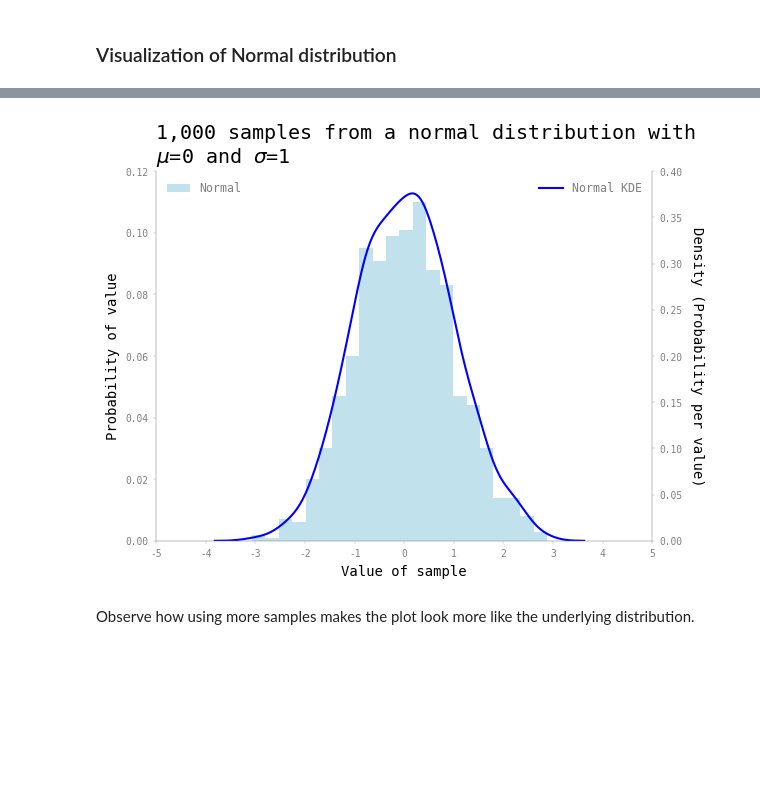
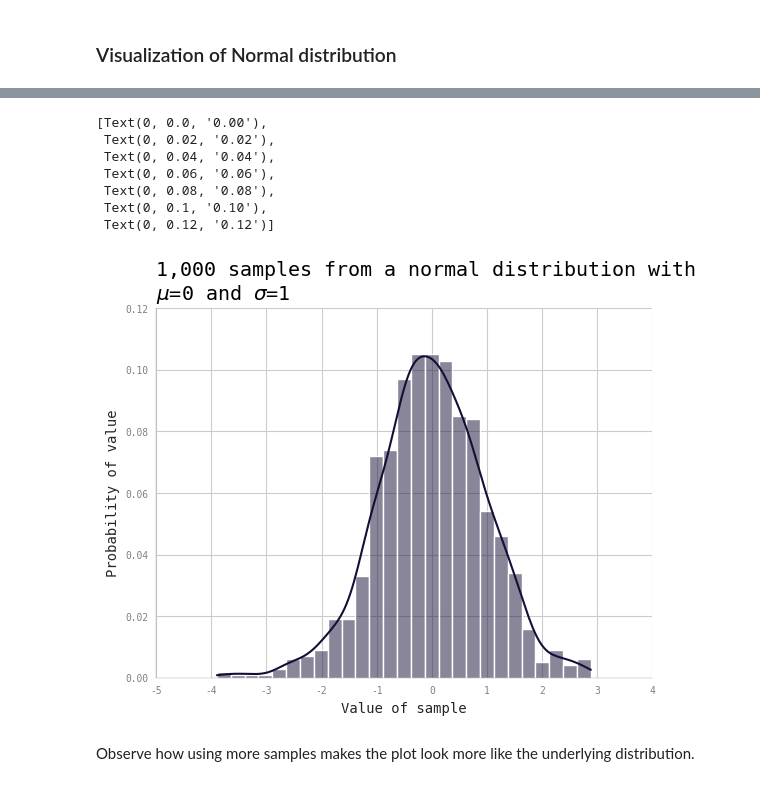
Before and after one commit to KatlehoJordan/ds-playground, a Jupyter notebook: python/notebooks/numpy_tutorial/normal-distribution.ipynb, the cells around one changed output, grey strips where cells are left out. Drawn from its saved outputs; the diff is of its cells as text; code cells hidden in the pictures; blank space fills up the shorter version.

```diff
--- a/python/notebooks/numpy_tutorial/normal-distribution.ipynb
+++ b/python/notebooks/numpy_tutorial/normal-distribution.ipynb
@@ -55,21 +55,13 @@ scale=1
 size=1_000
 my_normal = np.random.normal(loc=loc, scale=scale, size=size)
 
-ax1 = plt.subplots()[1] # type: ignore
-ax2 = plt.twinx()
+ax = plt.subplots()[1] # type: ignore
 sns.histplot( # type: ignore
     my_normal,
-    ax=ax1,
+    ax=ax,
     stat='probability',
-    color='lightblue',
+    kde=True,
     edgecolor='None',
-    label='Normal'
-    )
-sns.kdeplot( # type: ignore
-    my_normal,
-    ax=ax2,
-    color='blue',
-    label='Normal KDE'
     )
 
 plt.title( # type: ignore
@@ -77,29 +69,15 @@ plt.title( # type: ignore
     fr'$\mu$={loc} and $\sigma$={scale}'
     )
 
-ax1.set_xlabel('Value of sample') # type: ignore
-ax1_xticks = ax1.get_xticks()
-ax1.set_xticks(ax1_xticks)
-formatted_ax1_xticks = ["{:.0f}".format(val) for val in ax1_xticks]
-ax1.set_xticklabels(formatted_ax1_xticks)
+ax.set_xlabel('Value of sample') # type: ignore
+ax_xticks = ax.get_xticks()
+ax.set_xticks(ax_xticks)
+formatted_ax_xticks = ["{:.0f}".format(val) for val in ax_xticks]
+ax.set_xticklabels(formatted_ax_xticks)
 
-ax1.set_ylabel('Probability of value') # type: ignore
-ax1_yticks = ax1.get_yticks()
-ax1.set_yticks(ax1_yticks)
-formatted_ax1_yticks = ["{:.2f}".format(val) for val in ax1_yticks]
-ax1.set_yticklabels(formatted_ax1_yticks)
-ax1.legend(loc='upper left') # type: ignore
-
-ax2.set_ylabel( # type: ignore
-    'Density (Probability per value)',
-    rotation=270,
-    labelpad=15
-    )
-ax2_yticks = ax2.get_yticks()
-ax2.set_yticks(ax2_yticks)
-formatted_ax2_yticks = ["{:.2f}".format(val) for val in ax2_yticks]
-ax2.set_yticklabels(formatted_ax2_yticks)
-ax2.legend() # type: ignore
-
-sns.despine(right=False) # type: ignore
+ax.set_ylabel('Probability of value') # type: ignore
+ax_yticks = ax.get_yticks()
+ax.set_yticks(ax_yticks)
+formatted_ax_yticks = ["{:.2f}".format(val) for val in ax_yticks]
+ax.set_yticklabels(formatted_ax_yticks)
 # %% [output]
@@ -122,7 +100,14 @@ so I am explicitly disabling type hints on those lines.
 WARNING:
 Matplotlib does not seem to have types set up for linters.
 So I am explicitly disabling type hints on those lines.
+[Text(0, 0.0, '0.00'),
+ Text(0, 0.02, '0.02'),
+ Text(0, 0.04, '0.04'),
+ Text(0, 0.06, '0.06'),
+ Text(0, 0.08, '0.08'),
+ Text(0, 0.1, '0.10'),
+ Text(0, 0.12, '0.12')]
-[figure, old version]
+[figure, new version]
 # %% [markdown]
 Observe how using more samples makes the plot look more like the underlying distribution.
 # %%
```
Also changed, not shown: parts of 1 cell of this notebook, 1 other file.
